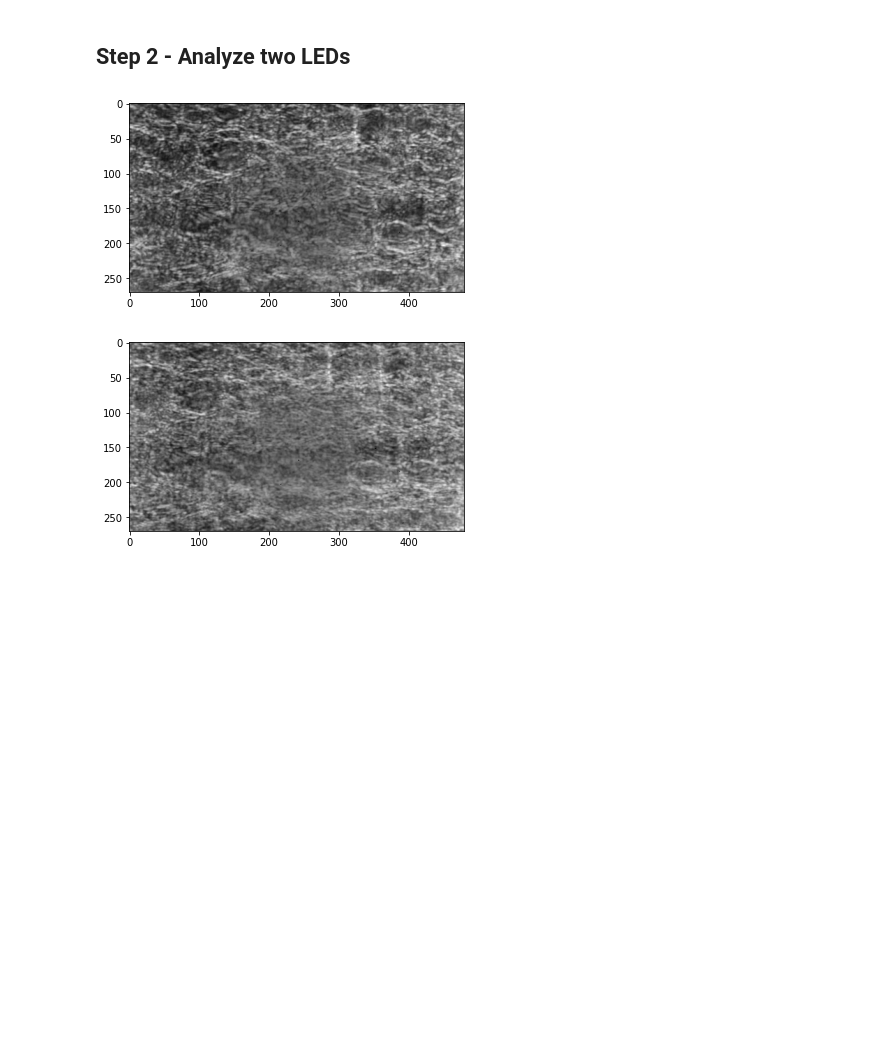
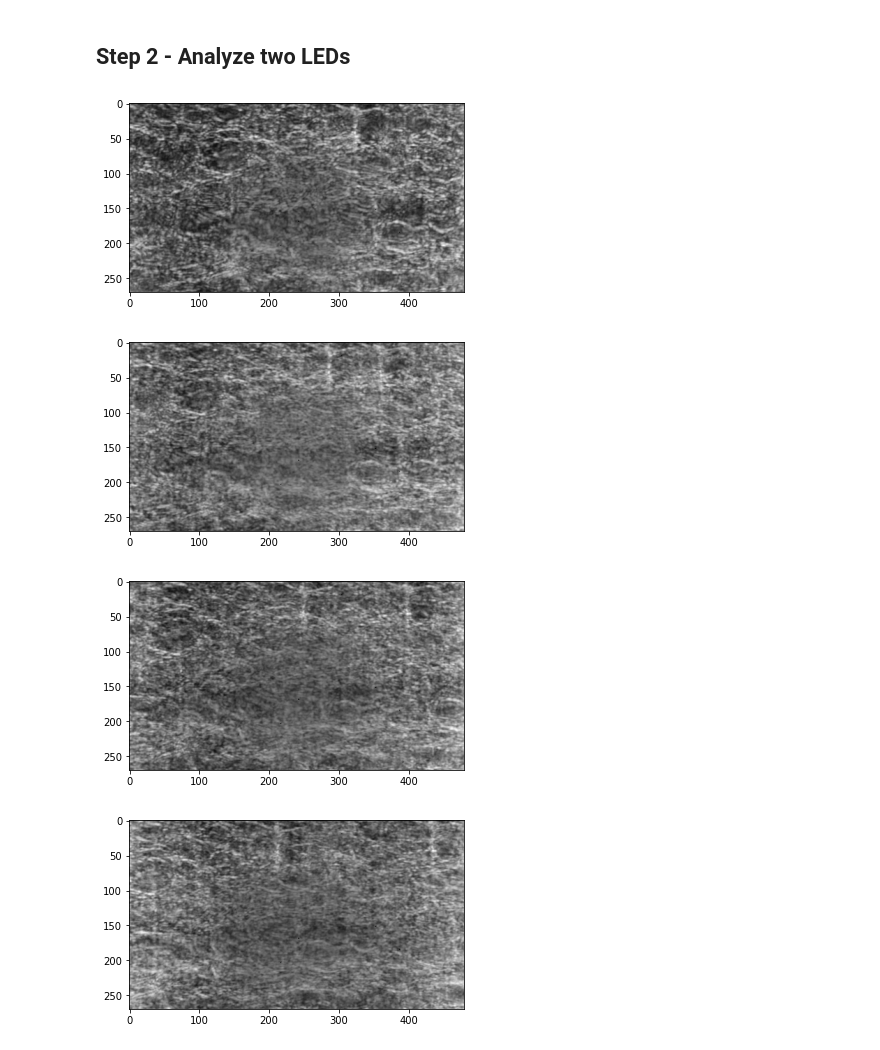
Before and after one commit to olivierleblanc/diffusercam, a Jupyter notebook: bernat/test01.ipynb, the cells around one changed output. Cells and saved outputs as stored; diff of their text form; code cells hidden in the pictures; blank space fills up the shorter version.

Commit message:
test2

```diff
--- a/bernat/test01.ipynb
+++ b/bernat/test01.ipynb
@@ -214,17 +220,35 @@ plt.show()
 # %%
 #The filter is the same
 plt.imshow(h,cmap='gray')
 plt.show()
 
 #Import image
+
+#05cm
 i3_05 = Image.open('from_camera/test01/t3d05.png')
 i3_05=i3_05.resize(newsize,Image.ANTIALIAS)
 i3_05 = np.array(i3_05,dtype=float)
 i3_05 = i3_05[:, :, 0]
-
-#Print image
 plt.imshow(i3_05,cmap='gray')
 plt.show()
+
+#10cm
+i3_10 = Image.open('from_camera/test01/t3d10.png')
+i3_10=i3_10.resize(newsize,Image.ANTIALIAS)
+i3_10 = np.array(i3_10,dtype=float)
+i3_10 = i3_10[:, :, 0]
+plt.imshow(i3_10,cmap='gray')
+plt.show()
+
+#15cm
+i3_15 = Image.open('from_camera/test01/t3d15.png')
+i3_15=i3_15.resize(newsize,Image.ANTIALIAS)
+i3_15 = np.array(i3_15,dtype=float)
+i3_15 = i3_15[:, :, 0]
+plt.imshow(i3_15,cmap='gray')
+plt.show()
 # %% [output]
 [figure]
 [figure]
+[figure, added]
+[figure, added]
```
Also changed, not shown: parts of 4 cells of this notebook, 16 other files.
